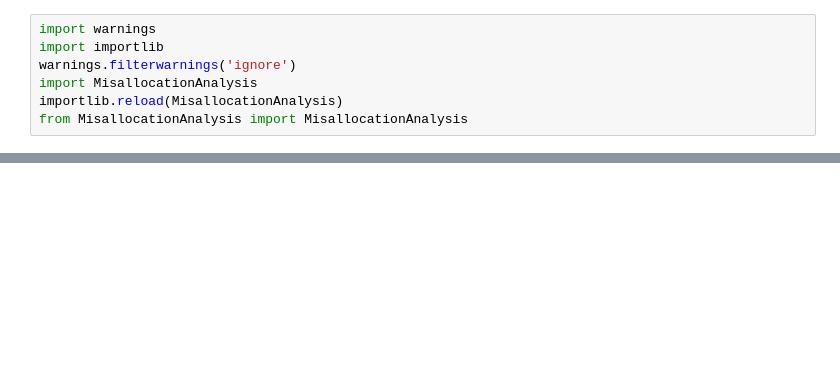
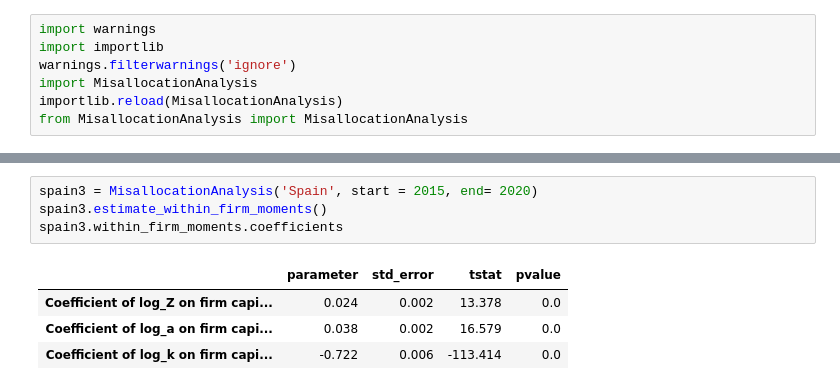
Before and after one commit to CurdinLieberherr/Master-Thesis, a Jupyter notebook: remodel_gopinath.ipynb, the cells around one changed output, grey strips where cells are left out. Saved outputs shown, nothing was run; the diff lists cells and outputs as text; blank space fills up the shorter version.

```diff
--- a/remodel_gopinath.ipynb
+++ b/remodel_gopinath.ipynb
@@ -39,0 +92,9 @@ capmoments = spain.plot_capital_tfp_moments(figsize=(8,4))
+# %%
+spain3 = MisallocationAnalysis('Spain', start = 2015, end= 2020)
+spain3.estimate_within_firm_moments()
+spain3.within_firm_moments.coefficients
+# %% [output]
+|  | parameter | std_error | tstat | pvalue |
+| Coefficient of log_Z on firm capi... | 0.024 | 0.002 | 13.378 | 0.0 |
+| Coefficient of log_a on firm capi... | 0.038 | 0.002 | 16.579 | 0.0 |
+| Coefficient of log_k on firm capi... | -0.722 | 0.006 | -113.414 | 0.0 |
```
Also changed, not shown: parts of 8 cells of this notebook, 3 other files.
